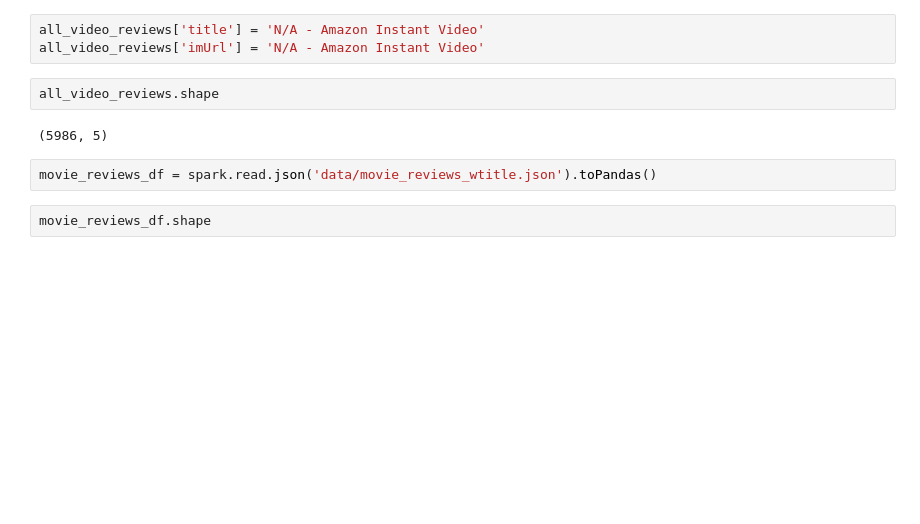
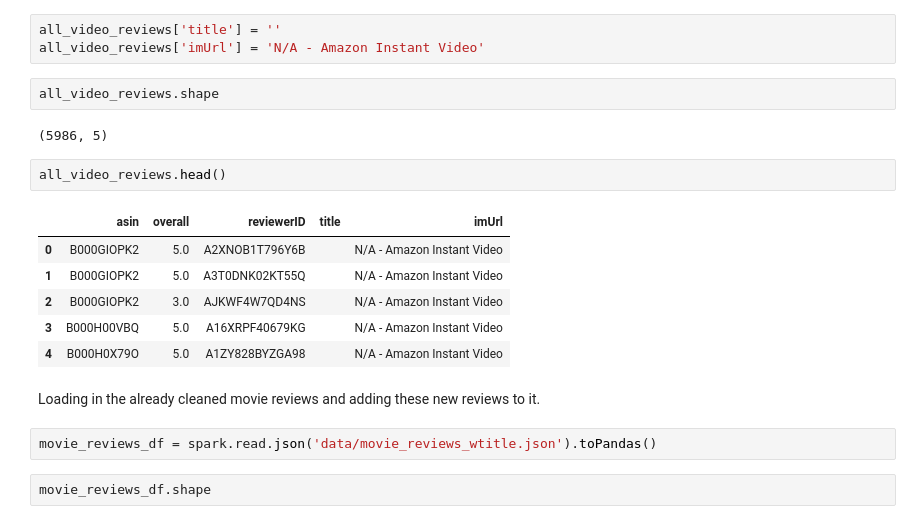
Before and after one commit to jnawjux/intocomics, a Jupyter notebook: add_instant_video_reviews.ipynb, the cells around one changed output. Drawn from its saved outputs; the diff is of its cells as text; blank space fills up the shorter version.

Commit message:
Add updates to merge in Amazon Prime Video to Movies and run new model

```diff
--- a/add_instant_video_reviews.ipynb
+++ b/add_instant_video_reviews.ipynb
@@ -35,10 +41,21 @@ all_video_reviews = video_reviews.select(['asin', 'overall','reviewerID']).toPan
 # %%
-all_video_reviews['title'] = 'N/A - Amazon Instant Video'
+all_video_reviews['title'] = ''
 all_video_reviews['imUrl'] = 'N/A - Amazon Instant Video'
 # %%
 all_video_reviews.shape
 # %% [output]
 (5986, 5)
+# %%
+all_video_reviews.head()
+# %% [output]
+|  | asin | overall | reviewerID | title | imUrl |
+| 0 | B000GIOPK2 | 5.0 | A2XNOB1T796Y6B |  | N/A - Amazon Instant Video |
+| 1 | B000GIOPK2 | 5.0 | A3T0DNK02KT55Q |  | N/A - Amazon Instant Video |
+| 2 | B000GIOPK2 | 3.0 | AJKWF4W7QD4NS |  | N/A - Amazon Instant Video |
+| 3 | B000H00VBQ | 5.0 | A16XRPF40679KG |  | N/A - Amazon Instant Video |
+| 4 | B000H0X79O | 5.0 | A1ZY828BYZGA98 |  | N/A - Amazon Instant Video |
+# %% [markdown]
+Loading in the already cleaned movie reviews and adding these new reviews to it.
 # %%
 movie_reviews_df = spark.read.json('data/movie_reviews_wtitle.json').toPandas()
 # %%
```
Also changed, not shown: parts of 7 cells of this notebook, 6 other files.
